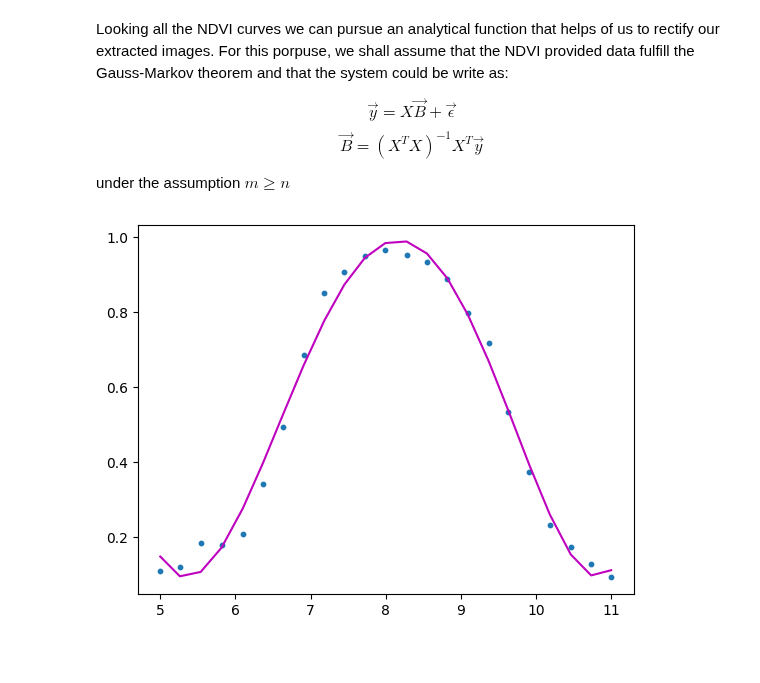
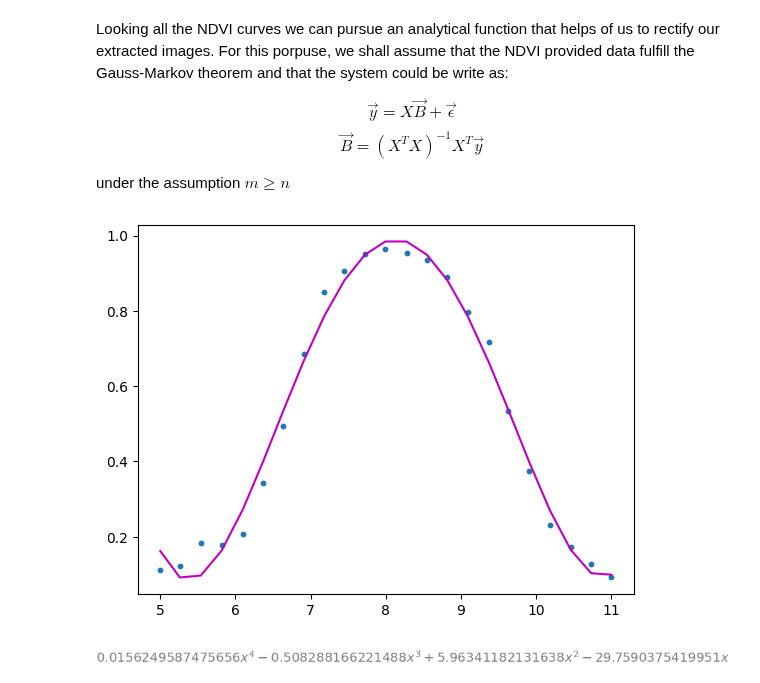
Before and after one commit to AguilarAngel9/Plant-Growth-Cycle-based-on-geospatial-data, a Jupyter notebook: DataExtraction/dataPreprocessor.ipynb, the cells around one changed output. Saved outputs shown, nothing was run; the diff lists cells and outputs as text; code cells hidden in the pictures; blank space fills up the shorter version.

```diff
--- a/DataExtraction/dataPreprocessor.ipynb
+++ b/DataExtraction/dataPreprocessor.ipynb
@@ -78,8 +78,12 @@ def polynomial_regression(
     model.fit(x_poly, y)
     y_poly_pred = model.predict(x_poly)
 
+    # Get the coefficients and the intercept.
+    coefficients = model.coef_
+    intercept = model.intercept_
+
     # Root Mean Square Error.
-    rmse = np.sqrt(mean_squared_error(y,y_poly_pred))
+    rmse = np.sqrt(mean_squared_error(y, y_poly_pred))
 
     # Coefficient of determination.
     r2 = r2_score(y,y_poly_pred)
@@ -93,8 +97,8 @@ def polynomial_regression(
     plt.plot(x, y_poly_pred, color='m')
     plt.show()
 
-    return rmse, r2, y_poly_pred
+    return rmse, r2, y_poly_pred, coefficients, intercept
 # %%
-rmse, r2, y_predicted = polynomial_regression(ndvi2020['time'], ndvi2020['NDVI'], 5)
+rmse, r2, y_predicted, coeficients, intercept = polynomial_regression(ndvi2020['time'], ndvi2020['NDVI'], 4)
 # %% [output]
-[figure, old version]
+[figure, new version]
@@ -100,0 +111,8 @@ rmse, r2, y_predicted = polynomial_regression(ndvi2020['time'], ndvi2020['NDVI']
+# %%
+coeficients = coeficients.reshape(-1)
+
+polynomial = coeficients[0] + coeficients[1]*x + coeficients[2]*x**2 + coeficients[3]*x**3 + coeficients[4]*x**4
+
+polynomial
+# %% [output]
+[figure, added]
```
Also changed, not shown: parts of 2 cells of this notebook.
